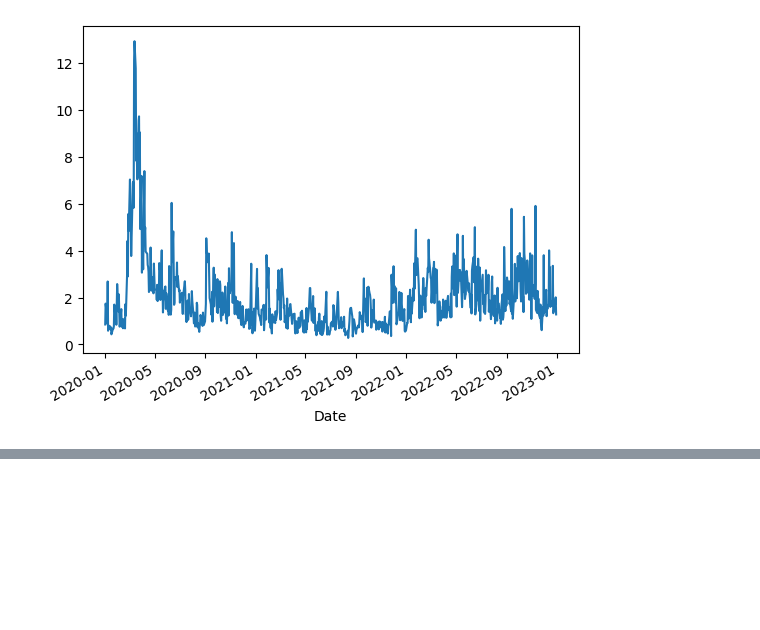
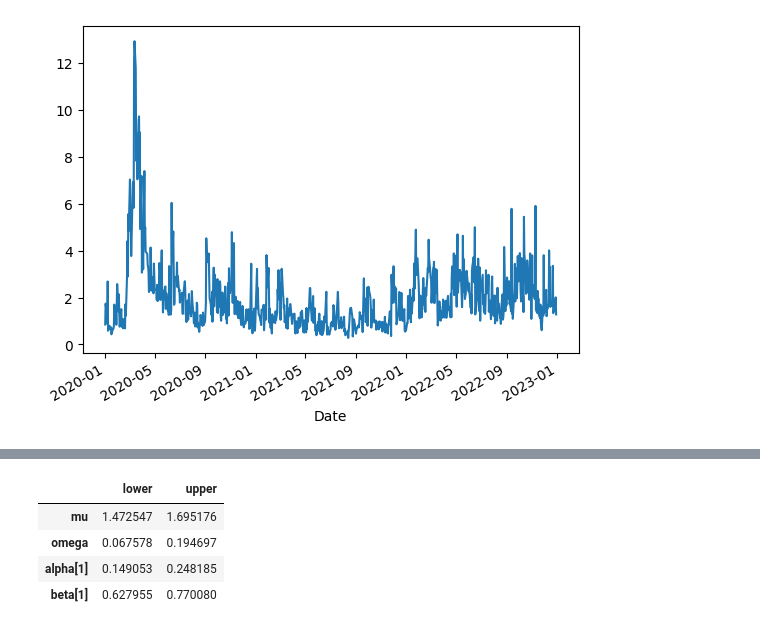
Before and after one commit to Readerlution/Finance, a Jupyter notebook: PVT/SP500F.ipynb, the cells around one changed output, grey strips where cells are left out. Drawn from its saved outputs; the diff is of its cells as text; code cells hidden in the pictures; blank space fills up the shorter version.

Commit message:
archmodel test

```diff
--- a/PVT/SP500F.ipynb
+++ b/PVT/SP500F.ipynb
@@ -94,3 +94,6 @@ es_df['Perc_Range'].plot()
 # %% [output]
 <Axes: xlabel='Date'>
 [figure]
+# %%
+test = np.log(es_df['High']/es_df['Low'])*100
+test
@@ -96,0 +114,5 @@ es_df['Perc_Range'].plot()
+# %%
+from arch import arch_model
+
+model = arch_model(test, mean='Constant', vol='GARCH')
+model = model.fit()
@@ -96,0 +138,8 @@ es_df['Perc_Range'].plot()
+# %%
+model.conf_int(alpha=.2)
+# %% [output]
+|  | lower | upper |
+| mu | 1.472547 | 1.695176 |
+| omega | 0.067578 | 0.194697 |
+| alpha[1] | 0.149053 | 0.248185 |
+| beta[1] | 0.627955 | 0.770080 |
```
Also changed, not shown: parts of 2 cells of this notebook.
